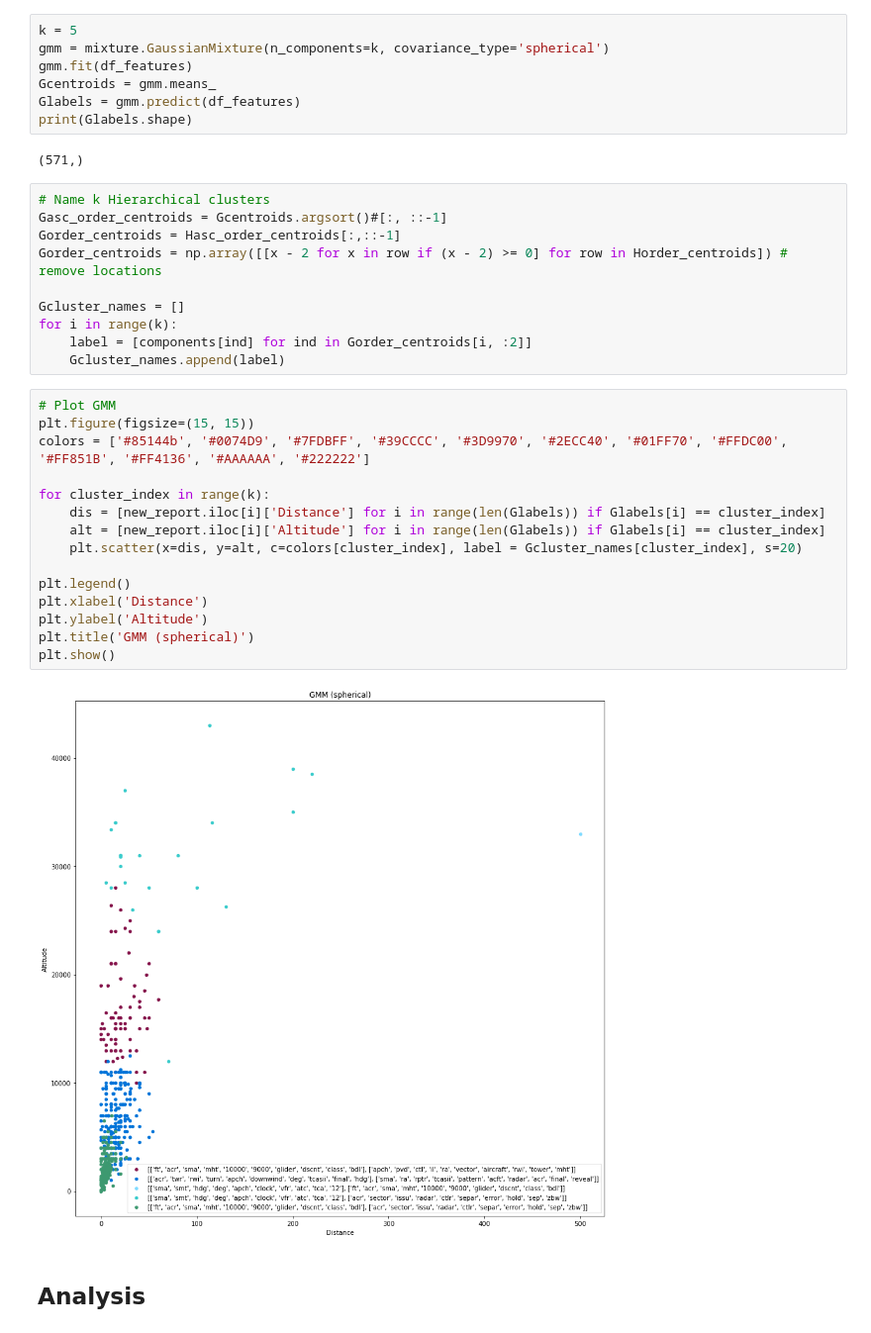
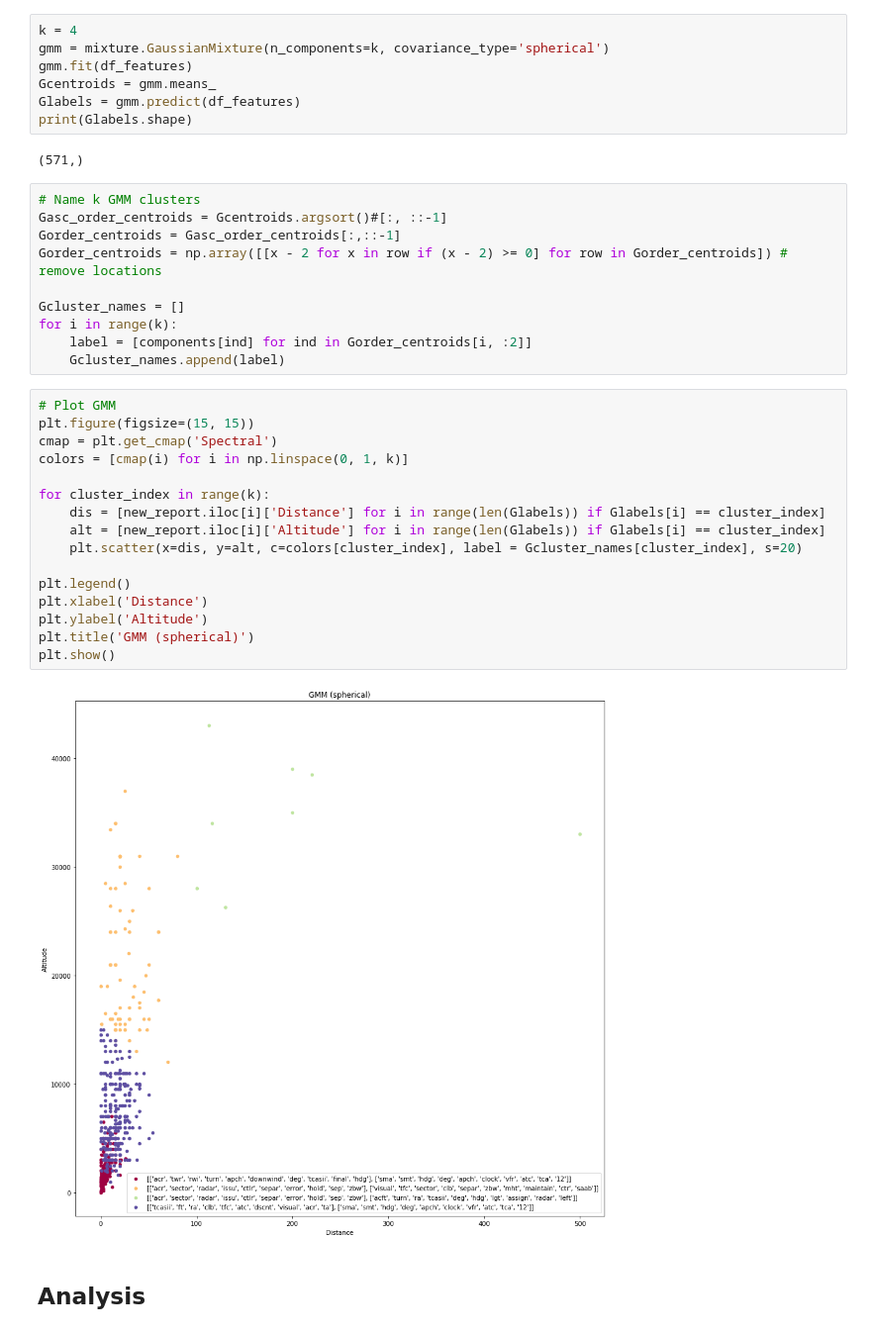
Before and after one commit to lingyigu/acas, a Jupyter notebook: src/03-Clustering.ipynb, the cells around one changed output. Shown: that part at 99% size. Cells and saved outputs as stored; diff of their text form.

Commit message:
Determine GMM cluster
Signed-off-by: Jerry Wu <wuhaoyu@bu.edu>

```diff
--- a/src/03-Clustering.ipynb
+++ b/src/03-Clustering.ipynb
@@ -301,5 +321,5 @@ By looking at this graph,
 # %%
-k = 5
+k = 4
 gmm = mixture.GaussianMixture(n_components=k, covariance_type='spherical')
 gmm.fit(df_features)
 Gcentroids = gmm.means_
@@ -308,10 +328,10 @@ print(Glabels.shape)
 # %% [output]
 (571,)
 # %%
-# Name k Hierarchical clusters
+# Name k GMM clusters
 Gasc_order_centroids = Gcentroids.argsort()#[:, ::-1]
-Gorder_centroids = Hasc_order_centroids[:,::-1]
-Gorder_centroids = np.array([[x - 2 for x in row if (x - 2) >= 0] for row in Horder_centroids]) # remove locations
+Gorder_centroids = Gasc_order_centroids[:,::-1]
+Gorder_centroids = np.array([[x - 2 for x in row if (x - 2) >= 0] for row in Gorder_centroids]) # remove locations
 
 Gcluster_names = []
 for i in range(k):
@@ -320,20 +340,21 @@ for i in range(k):
 # %%
 # Plot GMM
 plt.figure(figsize=(15, 15))
-colors = ['#85144b', '#0074D9', '#7FDBFF', '#39CCCC', '#3D9970', '#2ECC40', '#01FF70', '#FFDC00', '#FF851B', '#FF4136', '#AAAAAA', '#222222']
+cmap = plt.get_cmap('Spectral')
+colors = [cmap(i) for i in np.linspace(0, 1, k)]
 
 for cluster_index in range(k):
     dis = [new_report.iloc[i]['Distance'] for i in range(len(Glabels)) if Glabels[i] == cluster_index]
     alt = [new_report.iloc[i]['Altitude'] for i in range(len(Glabels)) if Glabels[i] == cluster_index]
     plt.scatter(x=dis, y=alt, c=colors[cluster_index], label = Gcluster_names[cluster_index], s=20)
 
 plt.legend()
 plt.xlabel('Distance')
 plt.ylabel('Altitude')
 plt.title('GMM (spherical)')
 plt.show()
 # %% [output]
-[figure, old version]
+[figure, new version]
 # %% [markdown]
 ## Analysis
 # %% [markdown]
```
Also changed, not shown: parts of 3 cells of this notebook.
